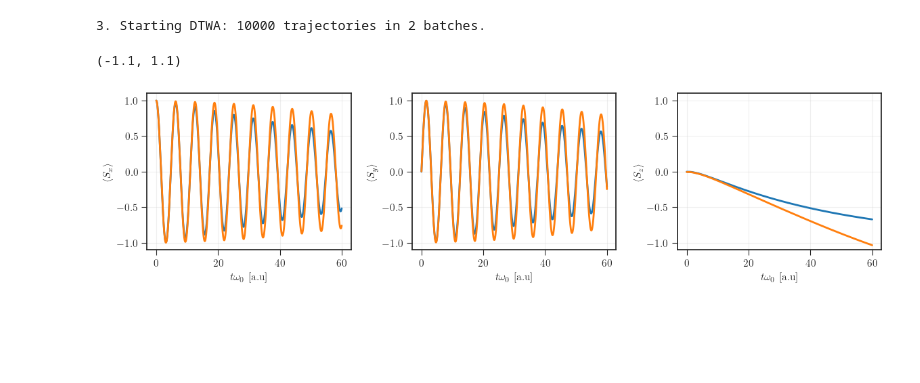
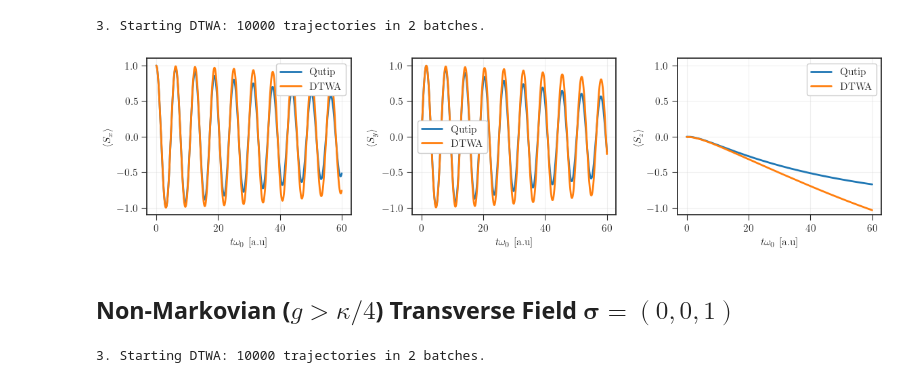
Before and after one commit to juardilag/twa_py, a Jupyter notebook: lossy_boson_test.ipynb, the cells around one changed output. Saved outputs shown, nothing was run; the diff lists cells and outputs as text; code cells hidden in the pictures; blank space fills up the shorter version.

Commit message:
added results

```diff
--- a/lossy_boson_test.ipynb
+++ b/lossy_boson_test.ipynb
@@ -80,28 +87,54 @@ results = run_normalized_simulation(
 # %%
 plt.style.use(['seaborn-v0_8-white', './style.mplstyle'])
 fig, ax = plt.subplots(1,3, figsize=(14, 3))
 plt.subplots_adjust(wspace=0.3)
 
-ax[0].plot(results['t_grid'], results['qutip']['expect_x'], label = 'qutip', linewidth = 2)
-ax[0].plot(results['t_grid'], results['twa']['expect_x'], label = 'qutip', linewidth = 2)
+ax[0].plot(results['t_grid'], results['qutip']['expect_x'], label = 'Qutip', linewidth = 2)
+ax[0].plot(results['t_grid'], results['twa']['expect_x'], label = 'DTWA', linewidth = 2)
 ax[0].grid(alpha = 0.3)
 ax[0].set_xlabel(r'$t\omega_0 $\ [a.u]')
 ax[0].set_ylabel(r'$\langle S_x \rangle$')
 ax[0].set_ylim(-1.1, 1.1)
+ax[0].legend()
 
-ax[1].plot(results['t_grid'], results['qutip']['expect_y'], label = 'qutip', linewidth = 2)
-ax[1].plot(results['t_grid'], results['twa']['expect_y'], label = 'qutip', linewidth = 2)
+ax[1].plot(results['t_grid'], results['qutip']['expect_y'], label = 'Qutip', linewidth = 2)
+ax[1].plot(results['t_grid'], results['twa']['expect_y'], label = 'DTWA', linewidth = 2)
 ax[1].grid(alpha = 0.3)
 ax[1].set_xlabel(r'$t\omega_0 $\ [a.u]')
 ax[1].set_ylabel(r'$\langle S_y \rangle$')
 ax[1].set_ylim(-1.1, 1.1)
+ax[1].legend()
 
-ax[2].plot(results['t_grid'], results['qutip']['expect_z'], label = 'qutip', linewidth = 2)
-ax[2].plot(results['t_grid'], results['twa']['expect_z'], label = 'qutip', linewidth = 2)
+ax[2].plot(results['t_grid'], results['qutip']['expect_z'], label = 'Qutip', linewidth = 2)
+ax[2].plot(results['t_grid'], results['twa']['expect_z'], label = 'DTWA', linewidth = 2)
 ax[2].grid(alpha = 0.3)
 ax[2].set_xlabel(r'$t\omega_0 $\ [a.u]')
 ax[2].set_ylabel(r'$\langle S_z \rangle$')
 ax[2].set_ylim(-1.1, 1.1)
+ax[2].legend()
+
+plt.show()
 # %% [output]
-(-1.1, 1.1)
-[figure, old version]
+[figure, new version]
+# %% [markdown]
+## Non-Markovian ($g > \kappa/4$) Transverse Field $\boldsymbol{\sigma}=(0,0,1)$
+# %%
+g_ratio = 0.2       # g/omega_0
+kappa_ratio = 0.02    # kappa/omega_0
+tau_max = 60        # Dimensionless time duration (cycles/radians)
+omega_0 = 1.0
+
+B_field = jnp.array([0.0, 0.0, 1.0])
+v_init = [0, 0, 1]
+
+results = run_normalized_simulation(
+    g_ratio,
+    kappa_ratio,
+    B_field,
+    v_init,
+    tau_max,
+    omega_0,
+    5000
+)
+# %% [output]
+3. Starting DTWA: 10000 trajectories in 2 batches.
```
Also changed, not shown: parts of 12 cells of this notebook.
